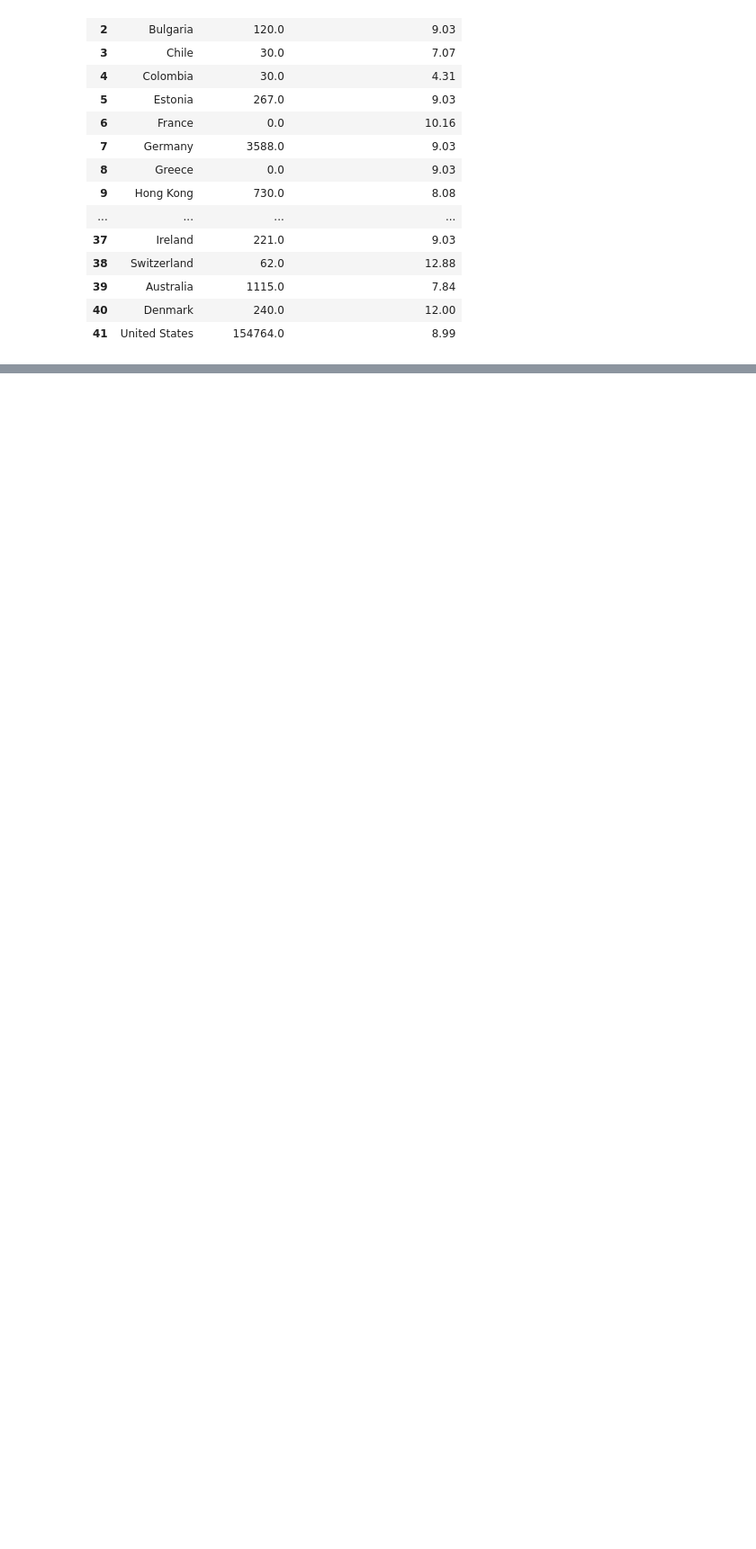
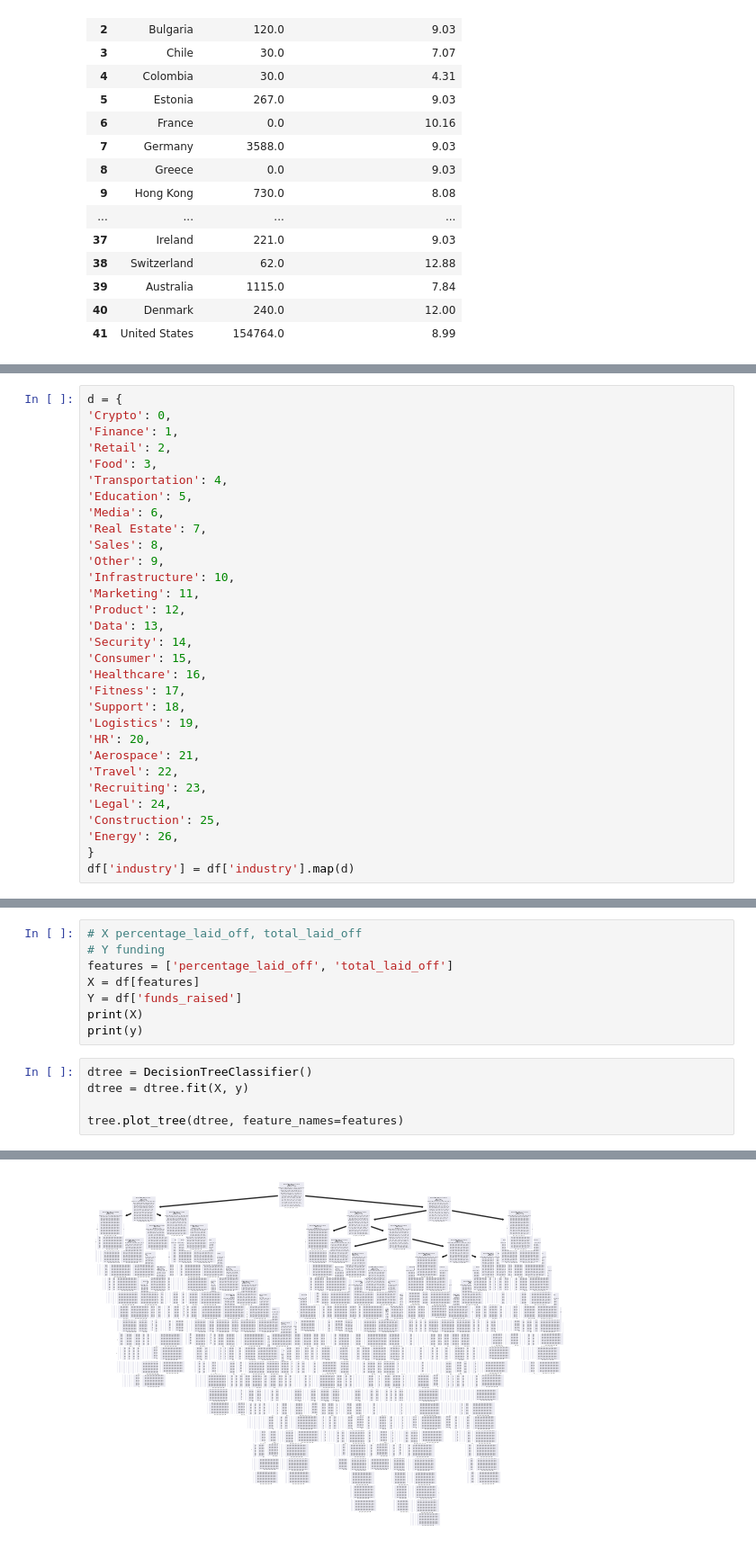
Before and after one commit to dolancode/info450, a Jupyter notebook: BDSFinalProject-master/final.ipynb, the cells around one changed output, grey strips where cells are left out. Shown at 90% size. Saved outputs shown, nothing was run; the diff lists cells and outputs as text; blank space fills up the shorter version.

Commit message:
add data

```diff
--- a/BDSFinalProject-master/final.ipynb
+++ b/BDSFinalProject-master/final.ipynb
@@ -199,0 +202,31 @@ pd.merge(netflix, layoffs, left_on="Country", right_on="country")[['Country', 't
+# %%
+d = {
+'Crypto': 0,
+'Finance': 1,
+'Retail': 2,
+'Food': 3,
+'Transportation': 4,
+'Education': 5,
+'Media': 6,
+'Real Estate': 7,
+'Sales': 8,
+'Other': 9,
+'Infrastructure': 10,
+'Marketing': 11,
+'Product': 12,
+'Data': 13,
+'Security': 14,
+'Consumer': 15,
+'Healthcare': 16,
+'Fitness': 17,
+'Support': 18,
+'Logistics': 19,
+'HR': 20,
+'Aerospace': 21,
+'Travel': 22,
+'Recruiting': 23,
+'Legal': 24,
+'Construction': 25,
+'Energy': 26,
+}
+df['industry'] = df['industry'].map(d)
@@ -199,0 +235,14 @@ pd.merge(netflix, layoffs, left_on="Country", right_on="country")[['Country', 't
+# %%
+# X percentage_laid_off, total_laid_off
+# Y funding
+features = ['percentage_laid_off', 'total_laid_off']
+X = df[features]
+Y = df['funds_raised']
+print(X)
+print(y)
+# %%
+dtree = DecisionTreeClassifier()
+dtree = dtree.fit(X, y)
+
+tree.plot_tree(dtree, feature_names=features)
+# %% [output]
@@ -199,0 +266 @@ pd.merge(netflix, layoffs, left_on="Country", right_on="country")[['Country', 't
+[figure, added]
```
Also changed, not shown: parts of 9 cells of this notebook.
